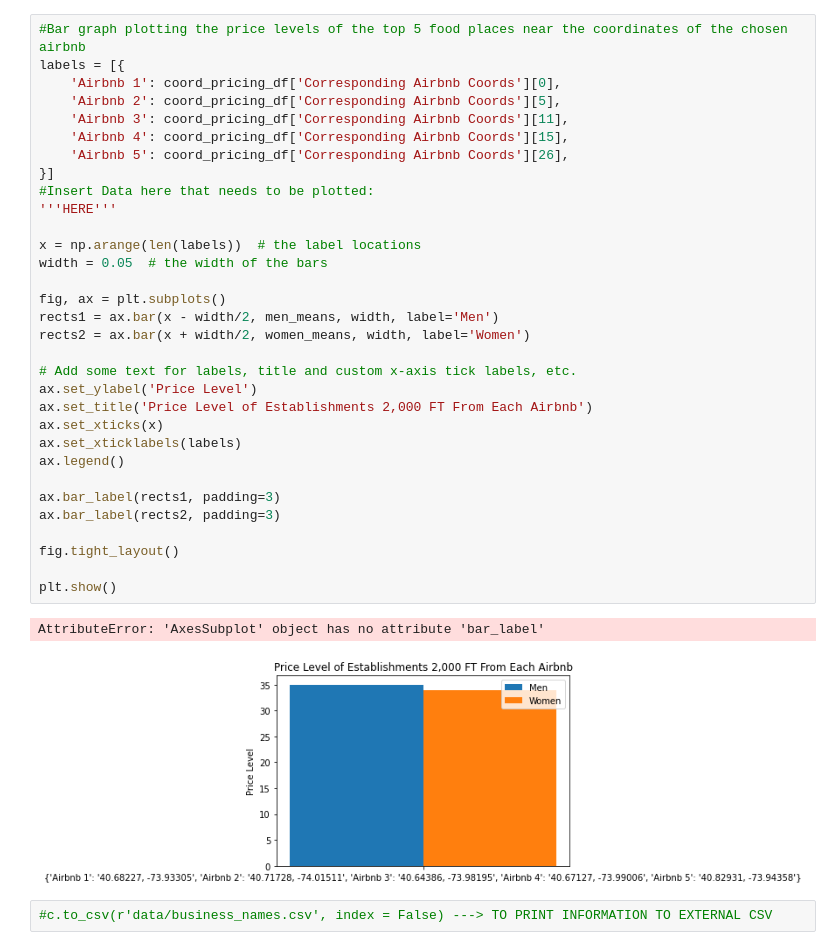
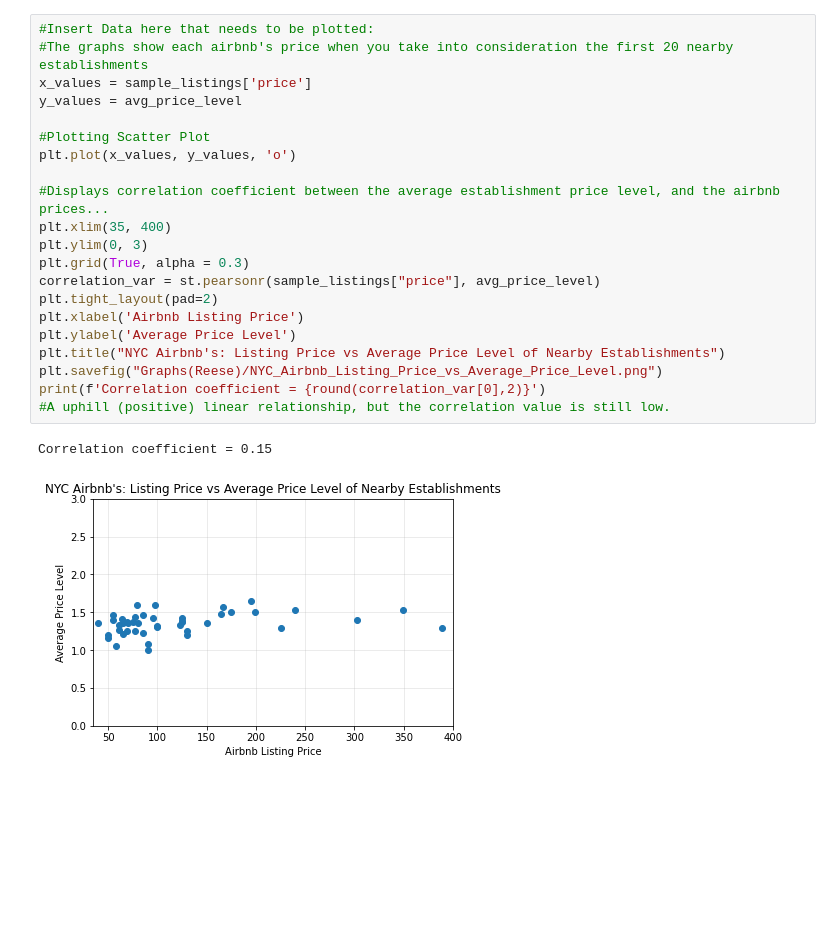
Before and after one commit to MWilliamsDP/ProjectOne, a Jupyter notebook: Reeses_Analysis_Program.ipynb, the cells around one changed output. Saved outputs shown, nothing was run; the diff lists cells and outputs as text; blank space fills up the shorter version.

```diff
--- a/Reeses_Analysis_Program.ipynb
+++ b/Reeses_Analysis_Program.ipynb
@@ -95,37 +100,24 @@ coord_pricing_df.head(30)
-# %%
-#Bar graph plotting the price levels of the top 5 food places near the coordinates of the chosen airbnb
-labels = [{
-    'Airbnb 1': coord_pricing_df['Corresponding Airbnb Coords'][0],
-    'Airbnb 2': coord_pricing_df['Corresponding Airbnb Coords'][5],
-    'Airbnb 3': coord_pricing_df['Corresponding Airbnb Coords'][11],
-    'Airbnb 4': coord_pricing_df['Corresponding Airbnb Coords'][15],
-    'Airbnb 5': coord_pricing_df['Corresponding Airbnb Coords'][26],
-}]
-#Insert Data here that needs to be plotted:
-'''HERE'''
-
-x = np.arange(len(labels))  # the label locations
-width = 0.05  # the width of the bars
-
-fig, ax = plt.subplots()
-rects1 = ax.bar(x - width/2, men_means, width, label='Men')
-rects2 = ax.bar(x + width/2, women_means, width, label='Women')
-
-# Add some text for labels, title and custom x-axis tick labels, etc.
-ax.set_ylabel('Price Level')
-ax.set_title('Price Level of Establishments 2,000 FT From Each Airbnb')
-ax.set_xticks(x)
-ax.set_xticklabels(labels)
-ax.legend()
-
-ax.bar_label(rects1, padding=3)
-ax.bar_label(rects2, padding=3)
-
-fig.tight_layout()
-
-plt.show()
-# %% [output]
-AttributeError: 'AxesSubplot' object has no attribute 'bar_label'
-[figure, removed]
-# %%
-#c.to_csv(r'data/business_names.csv', index = False) ---> TO PRINT INFORMATION TO EXTERNAL CSV
+# %%
+#Insert Data here that needs to be plotted:
+#The graphs show each airbnb's price when you take into consideration the first 20 nearby establishments
+x_values = sample_listings['price']
+y_values = avg_price_level
+
+#Plotting Scatter Plot
+plt.plot(x_values, y_values, 'o')
+
+#Displays correlation coefficient between the average establishment price level, and the airbnb prices...
+plt.xlim(35, 400)
+plt.ylim(0, 3)
+plt.grid(True, alpha = 0.3)
+correlation_var = st.pearsonr(sample_listings["price"], avg_price_level)
+plt.tight_layout(pad=2)
+plt.xlabel('Airbnb Listing Price')
+plt.ylabel('Average Price Level')
+plt.title("NYC Airbnb's: Listing Price vs Average Price Level of Nearby Establishments")
+plt.savefig("Graphs(Reese)/NYC_Airbnb_Listing_Price_vs_Average_Price_Level.png")
+print(f'Correlation coefficient = {round(correlation_var[0],2)}')
+#A uphill (positive) linear relationship, but the correlation value is still low.
+# %% [output]
+Correlation coefficient = 0.15
+[figure, added]
```
Also changed, not shown: parts of 6 cells of this notebook, 4 other files.
